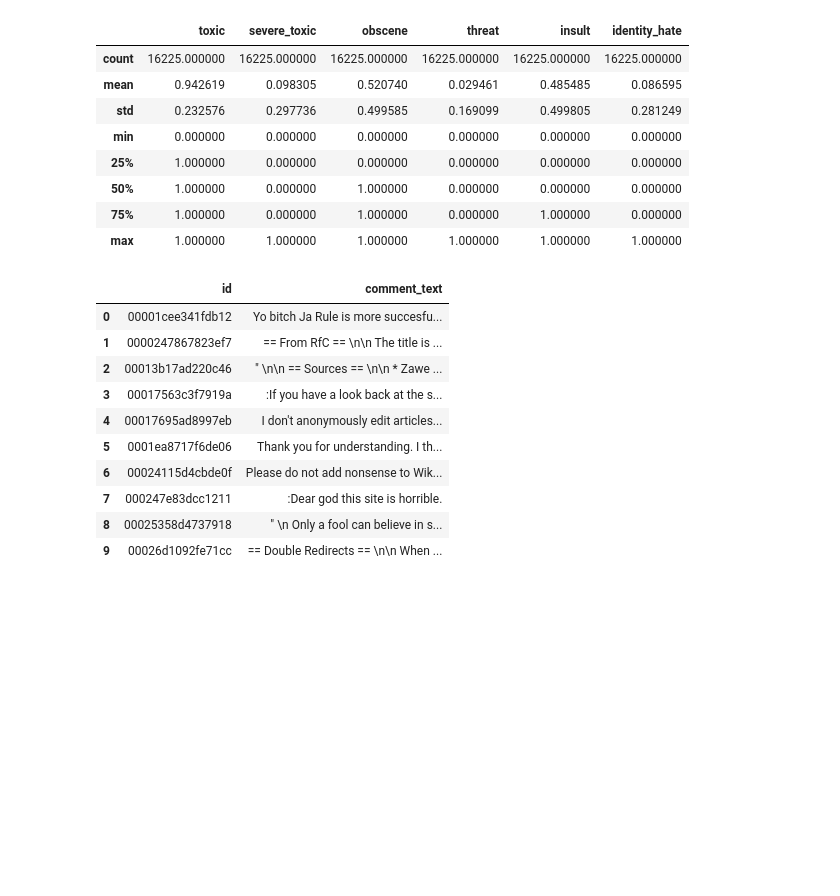
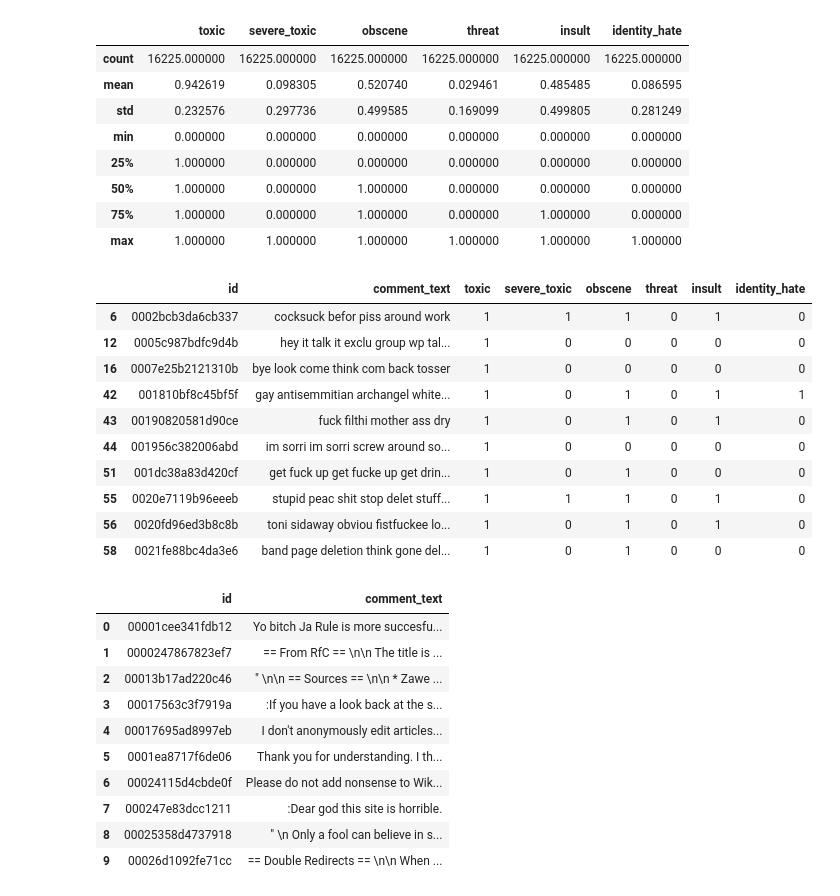
Before and after one commit to ApaarGandhi28/Major_Project, a Jupyter notebook: GloveLSTM.ipynb, the cells around one changed output. Cells and saved outputs as stored; diff of their text form; code cells hidden in the pictures; blank space fills up the shorter version.

```diff
--- a/GloveLSTM.ipynb
+++ b/GloveLSTM.ipynb
@@ -121,3 +101,46 @@ train['comment_text'] = totalContentCleaned
+# %%
+# Importing the Stopwords.
+from nltk.corpus import stopwords
+stop_words = set(stopwords.words('english'))
+for i in range(ord('a'),ord('z')+1):
+    stop_words.add(chr(i))
+# %%
+# Stemming and Lemmatizing
+from nltk.stem import WordNetLemmatizer, PorterStemmer
+lemmatizer = WordNetLemmatizer()
+stemmer = PorterStemmer()
+# %%
+totalContentCleaned = []
+newComments = []
+punctList = {}
+for punct in string.punctuation:
+    punctList[punct] = None
+transString = str.maketrans(punctList)
+# Remove punctuation with ''
+for sen in train['comment_text']:
+    word_list = []
+    for word in sen.split():
+        if not word in stop_words:
+            word_list.append(stemmer.stem(lemmatizer.lemmatize(word,pos="v")))
+    totalContentCleaned = " ".join(word_list)
+    # print(totalContentCleaned)
+    newComments.append(totalContentCleaned.translate(transString))
+
+# print(newComments)
+train['comment_text'] = newComments
+train.head(10)
+# %% [output]
+|  | id | comment_text | toxic | severe_toxic | obscene | threat | insult | identity_hate |
+| 6 | 0002bcb3da6cb337 | cocksuck befor piss around work | 1 | 1 | 1 | 0 | 1 | 0 |
+| 12 | 0005c987bdfc9d4b | hey it talk it exclu group wp tal... | 1 | 0 | 0 | 0 | 0 | 0 |
+| 16 | 0007e25b2121310b | bye look come think com back tosser | 1 | 0 | 0 | 0 | 0 | 0 |
+| 42 | 001810bf8c45bf5f | gay antisemmitian archangel white... | 1 | 0 | 1 | 0 | 1 | 1 |
+| 43 | 00190820581d90ce | fuck filthi mother ass dry | 1 | 0 | 1 | 0 | 1 | 0 |
+| 44 | 001956c382006abd | im sorri im sorri screw around so... | 1 | 0 | 0 | 0 | 0 | 0 |
+| 51 | 001dc38a83d420cf | get fuck up get fucke up get drin... | 1 | 0 | 1 | 0 | 0 | 0 |
+| 55 | 0020e7119b96eeeb | stupid peac shit stop delet stuff... | 1 | 1 | 1 | 0 | 1 | 0 |
+| 56 | 0020fd96ed3b8c8b | toni sidaway obviou fistfuckee lo... | 1 | 0 | 1 | 0 | 1 | 0 |
+| 58 | 0021fe88bc4da3e6 | band page deletion think gone del... | 1 | 0 | 1 | 0 | 0 | 0 |
 # %%
 df_test = pd.read_csv('test.csv')
 df_test.head(10)
```
Also changed, not shown: parts of 25 cells of this notebook.
